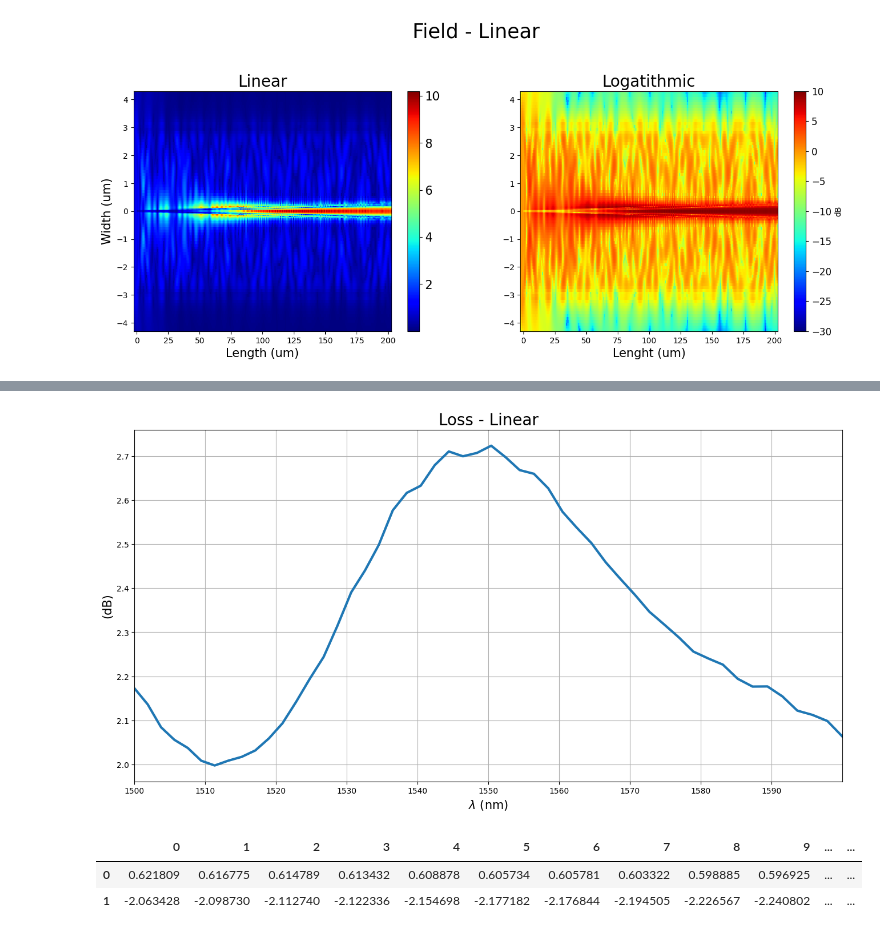
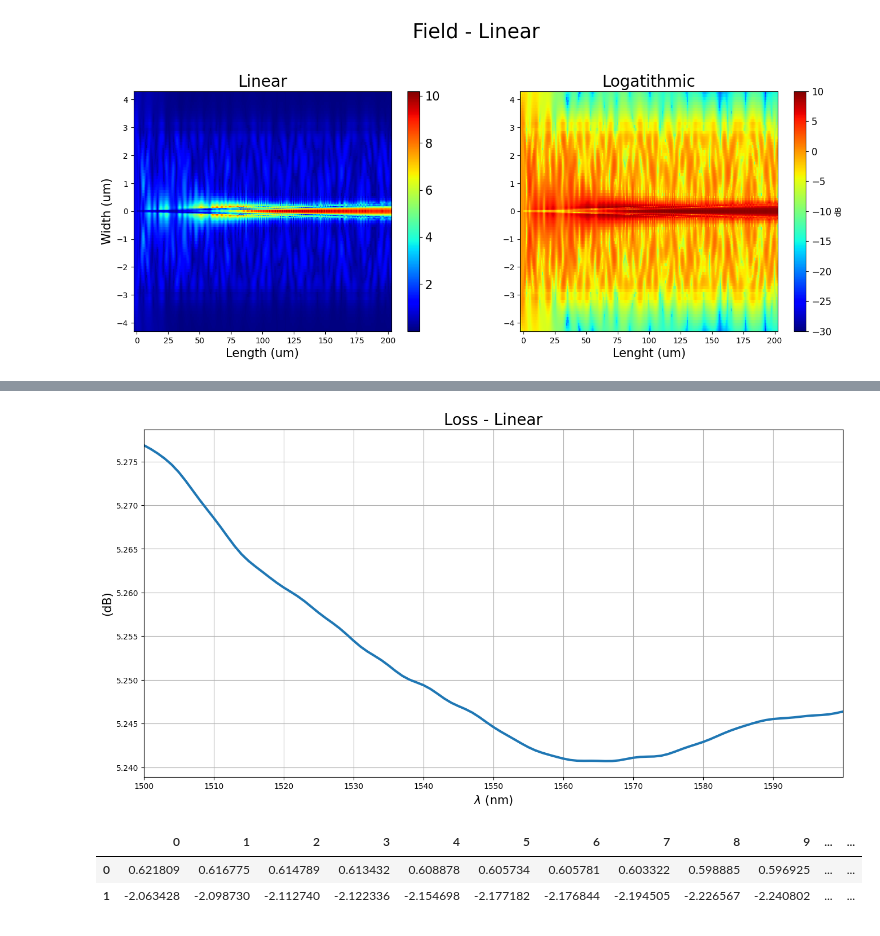
Before and after one commit to Leoopessoa/Edge-Coupler, a Jupyter notebook: Simulation/Components Assembly.ipynb, the cells around one changed output, grey strips where cells are left out. Cells and saved outputs as stored; diff of their text form; code cells hidden in the pictures.

```diff
--- a/Simulation/Components Assembly.ipynb
+++ b/Simulation/Components Assembly.ipynb
@@ -215,8 +215,10 @@ if fdtd:
         'y'               : 0,
         'y span'          : yspan,
         'mesh accuracy'   : 2,
-        #'y min bc'        : 'Anti-Symmetric',
-        'z min bc'        : 'Symmetric',
+        'y min bc'        : 'PML',
+        'z min bc'        : 'PML',
+        'y max bc'        : 'PML',
+        'z max bc'        : 'PML',
         'simulation time' : time
     })
 
@@ -258,8 +260,8 @@ else:
         "z span"                  :zspan,
         "y min bc"                :"PML",
         "y max bc"                :"PML",
-        "z min bc"                :"Symmetric",
-        #"z max bc"                :"PML",
+        "z min bc"                :"PML",
+        "z max bc"                :"PML",
         #"background material"     :"SiO2 (Glass) - Palik",
         "mesh cells y"            :cellsmesh,
         "mesh cells z"            :cellsmesh,
@@ -340,3 +342,23 @@ plt.title("Logatithmic", fontsize = 20)
 plt.savefig('../Documentation/Figures/FieldMonitor_Linear')
 # %% [output]
 [figure]
+# %%
+ # Getting results
+
+if fdtd:
+    S = lum.getresult('output', 'T')
+
+    T = (S['T'])
+    Tlog = 10*np.log10(T)
+
+else:
+
+    #lum.setemeanalysis("wavelength sweep",1)
+    #lum.setemeanalysis("start wavelength",1.5e-6)
+    #lum.setemeanalysis("stop wavelength",1.6e-6)
+    #lum.setemeanalysis("number of wavelength points",101)
+    #lum.emesweep("wavelength sweep")
+    S = lum.getemesweep('S_wavelength_sweep')
+    print(S)
+    T = (abs(S['s12'])**2)
+    Tlog = 10*np.log10(S['s12'])
@@ -343,28 +383,22 @@ plt.savefig('../Documentation/Figures/FieldMonitor_Linear')
 # %%
- # Getting results
-S = lum.getresult('output', 'T')
-
-T = (S['T'])
-Tlog = 10*np.log10(T)
-wavelength = S['lambda']
 
 # Plotting insertion loss
 
 figure3 = plt.figure(figsize=(16,8))
 
 plt.title('Loss - Linear', size = 20)
-
-plt.plot(wavelength*1e9, -Tlog, linewidth = 3)
+wavelength = np.linspace(1500,1600,len(T))
+plt.plot(wavelength, -Tlog, linewidth = 3)
 plt.xticks(np.arange(1500,1600,10))
 plt.xlim(1500,1600)
 # plt.yticks(np.arange(-3.25, -2.95,0.05))
 # plt.ylim(-3.25,-2.95)
 plt.xlabel('$\lambda$ (nm)', size = 15)
 plt.ylabel('(dB)', size = 15)
 plt.grid()
 plt.savefig('../Documentation/Figures/Loss_Linear')
 # %% [output]
-[figure, old version]
+[figure, new version]
 # %%
 with open('SavedData/Loss_Lin.txt', 'wb') as file:
     plk.dump([T, Tlog],file)
```
Also changed, not shown: parts of 2 cells of this notebook, 5 other files.
